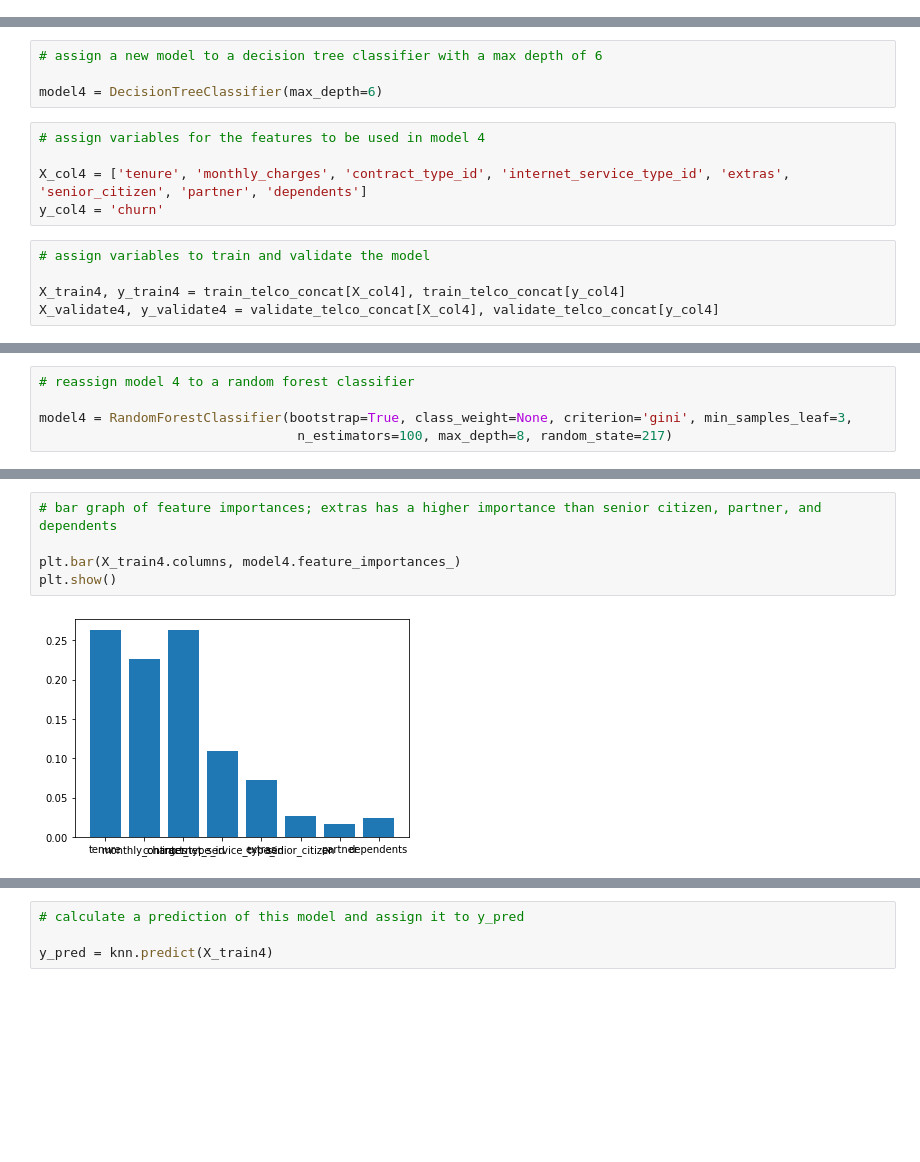
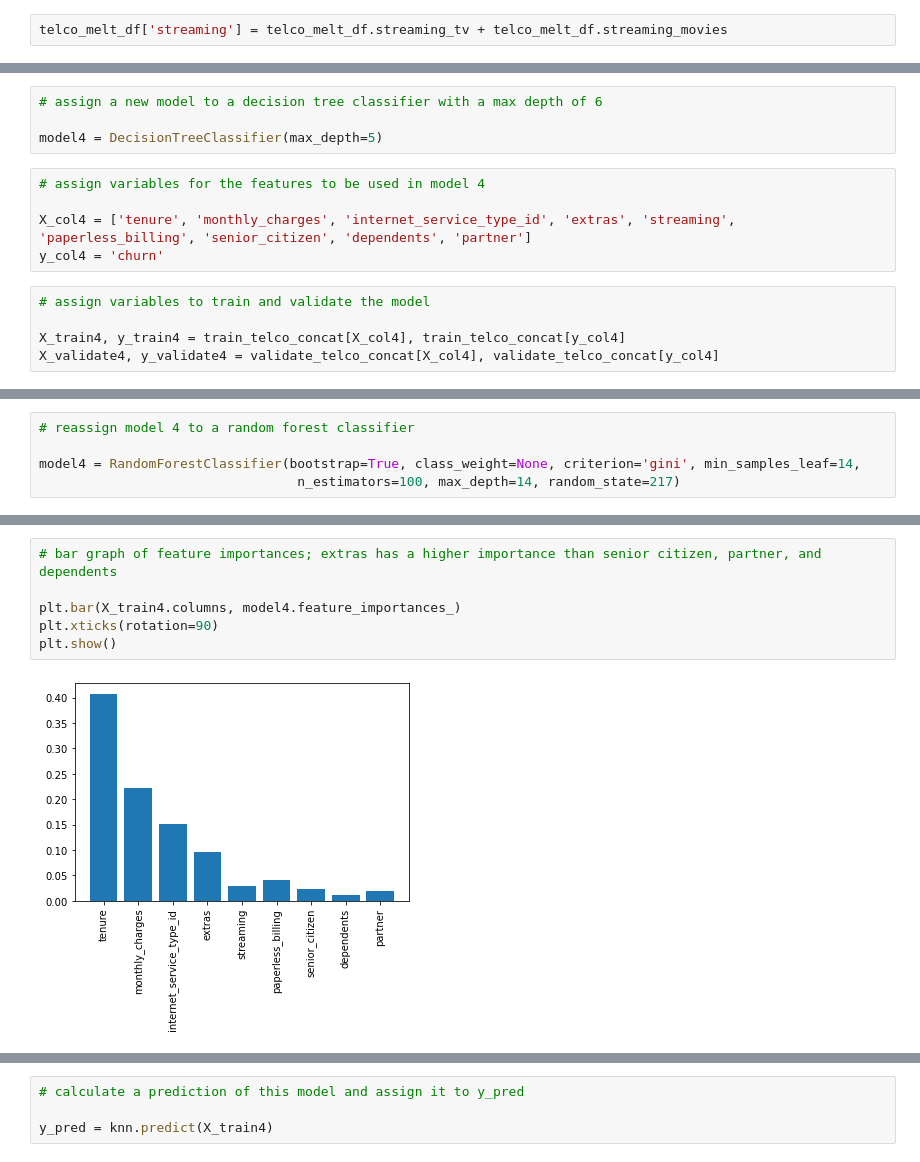
Before and after one commit to dashbringhurst/classification_project, a Jupyter notebook: telco_project.ipynb, the cells around one changed output, grey strips where cells are left out. Saved outputs shown, nothing was run; the diff lists cells and outputs as text; blank space fills up the shorter version.

```diff
--- a/telco_project.ipynb
+++ b/telco_project.ipynb
@@ -1842,6 +1940,8 @@ memory usage: 275.2+ KB
 # create a new column called 'extras' that contains the number of extra services each customer has
 
 telco_melt_df['extras'] = telco_melt_df.online_backup + telco_melt_df.online_security + telco_melt_df.device_protection + telco_melt_df.tech_support
+# %%
+telco_melt_df['streaming'] = telco_melt_df.streaming_tv + telco_melt_df.streaming_movies
 # %%
 telco_melt_df
 # %% [output]
@@ -1959,11 +2102,11 @@ p     = 0.0000
 # %%
 # assign a new model to a decision tree classifier with a max depth of 6
 
-model4 = DecisionTreeClassifier(max_depth=6)
+model4 = DecisionTreeClassifier(max_depth=5)
 # %%
 # assign variables for the features to be used in model 4
 
-X_col4 = ['tenure', 'monthly_charges', 'contract_type_id', 'internet_service_type_id', 'extras', 'senior_citizen', 'partner', 'dependents']
+X_col4 = ['tenure', 'monthly_charges', 'internet_service_type_id', 'extras', 'streaming', 'paperless_billing', 'senior_citizen', 'dependents', 'partner']
 y_col4 = 'churn'
 # %%
 # assign variables to train and validate the model
@@ -1985,8 +2128,8 @@ validate score: 78.50%
 # %%
 # reassign model 4 to a random forest classifier
 
-model4 = RandomForestClassifier(bootstrap=True, class_weight=None, criterion='gini', min_samples_leaf=3,
-                                 n_estimators=100, max_depth=8, random_state=217)
+model4 = RandomForestClassifier(bootstrap=True, class_weight=None, criterion='gini', min_samples_leaf=14,
+                                 n_estimators=100, max_depth=14, random_state=217)
 # %%
 # fit the model with the assigned variables for model 4
 
@@ -1996,10 +2139,11 @@ RandomForestClassifier(max_depth=8, min_samples_leaf=3, random_state=217)
 # %%
 # bar graph of feature importances; extras has a higher importance than senior citizen, partner, and dependents
 
 plt.bar(X_train4.columns, model4.feature_importances_)
+plt.xticks(rotation=90)
 plt.show()
 # %% [output]
-[figure, old version]
+[figure, new version]
 # %%
 # assign variables to predictions
 
```
Also changed, not shown: parts of 86 cells of this notebook.
